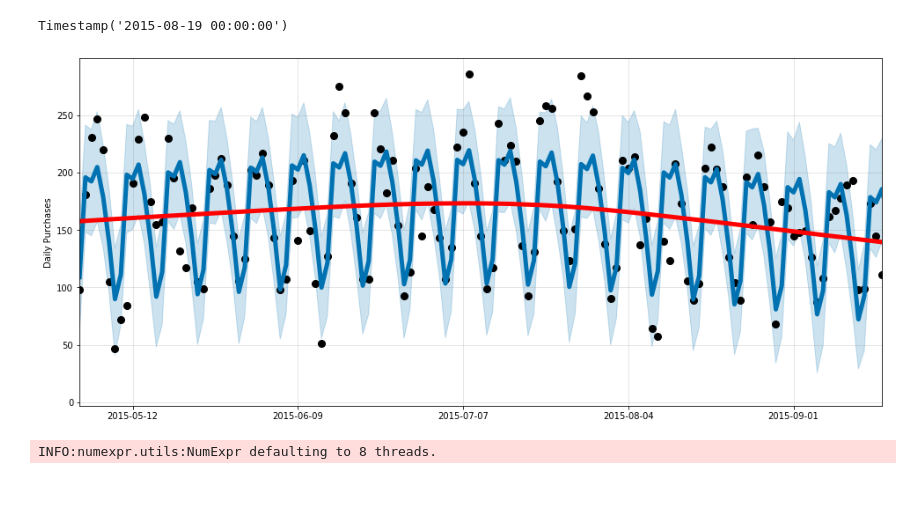
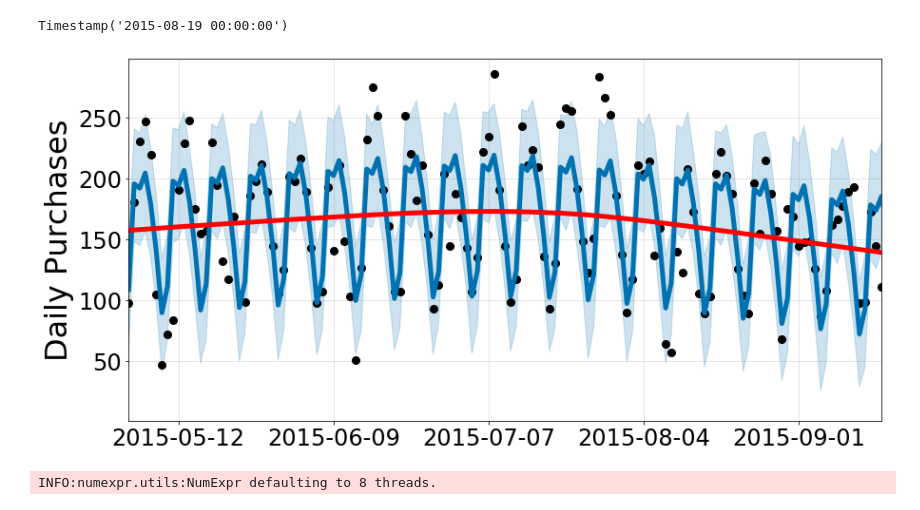
Before and after one commit to truejimfrank/StreamlinedProductPurchaseForecasting, a Jupyter notebook: notebooks/g_prophet_graphing.ipynb, the cells around one changed output. Drawn from its saved outputs; the diff is of its cells as text; code cells hidden in the pictures.

```diff
--- a/notebooks/g_prophet_graphing.ipynb
+++ b/notebooks/g_prophet_graphing.ipynb
@@ -114,34 +113,35 @@ Timestamp('2015-08-19 00:00:00')
 # %%
 # FB full forecast graph 2
 m = df_full_forecast.loc[2222, ['model']][0]
 forecast = df_full_forecast.loc[2222, ['forecast']].values[0]
 
-fig = plt.figure(figsize=(13.5,6))
+fig = plt.figure(figsize=(12.5,6))
 ax = fig.add_subplot(1,1,1)
 # plt.style.use('seaborn-whitegrid')
 
 # ax.set_xlim((54 , 109))
 # ax.set_xlim((2015050 , 2015090))
 matplotlib.rc('axes', labelsize=32)
 matplotlib.rc('axes', titlesize=20)
-matplotlib.rc('xtick', labelsize=28)
+matplotlib.rc('xtick', labelsize=24)
 matplotlib.rc('ytick', labelsize=24)
 matplotlib.rc('lines', linewidth=5) # , color='g'
 matplotlib.rc('lines', markersize=16)
 
 fig1 = m.plot(forecast, ax=ax, xlabel=None, ylabel='Daily Purchases')
 a = add_changepoints_to_plot(fig1.gca(), m, forecast, threshold=0.09)
 # ax.set_xlim(( shf56[54], shf56[109]))
 # ax.set_xlim(( future56[82], future56[137] ))
 ax.set_xlim((dfday['ds'].values[0], dfday['ds'].values[-1]))
 ax.set_xticks(ticks_full)
+ax.set_ylim((1,299))
 
 # ax.set_title('FB Prophet Forecast')
 plt.tight_layout(pad=1)
 # plt.legend()
-# fig.savefig('../img/fb_full_trend.png', dpi=100)
+fig.savefig('../img/fb_full_trend.png', dpi=100)
 # %% [output]
-[figure, old version]
+[figure, new version]
 # %%
 # weekly decomposition
 m = df_full_forecast.loc[2222, ['model']][0]
```
Also changed, not shown: parts of 9 cells of this notebook, 3 other files.
